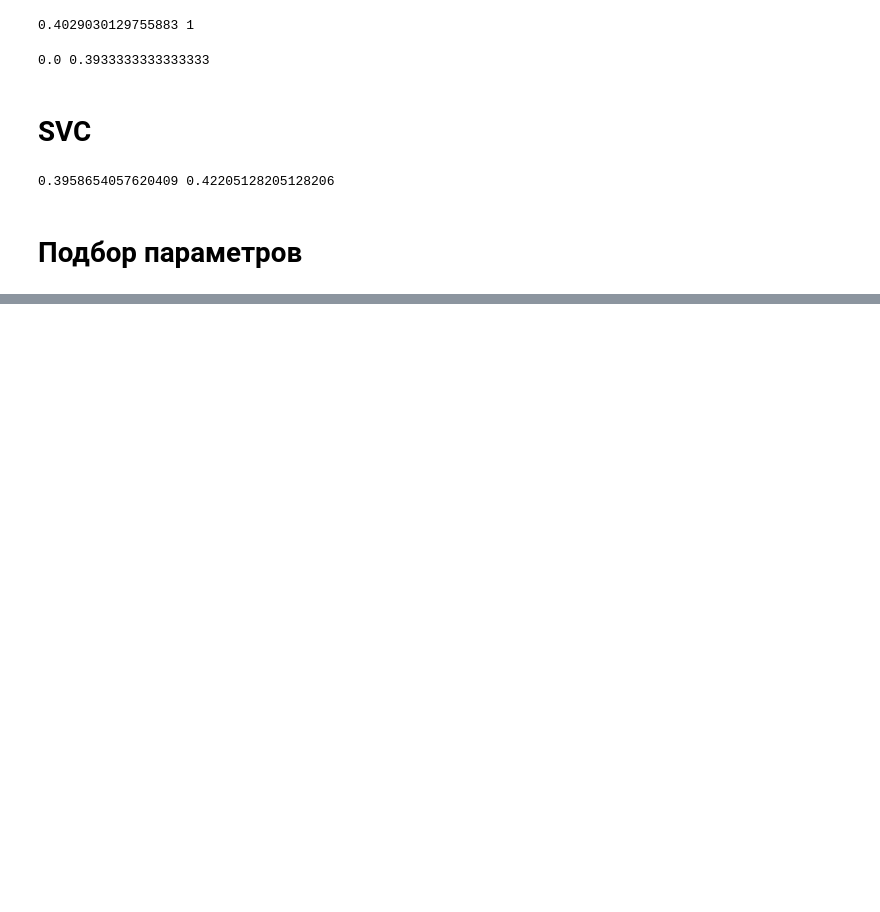
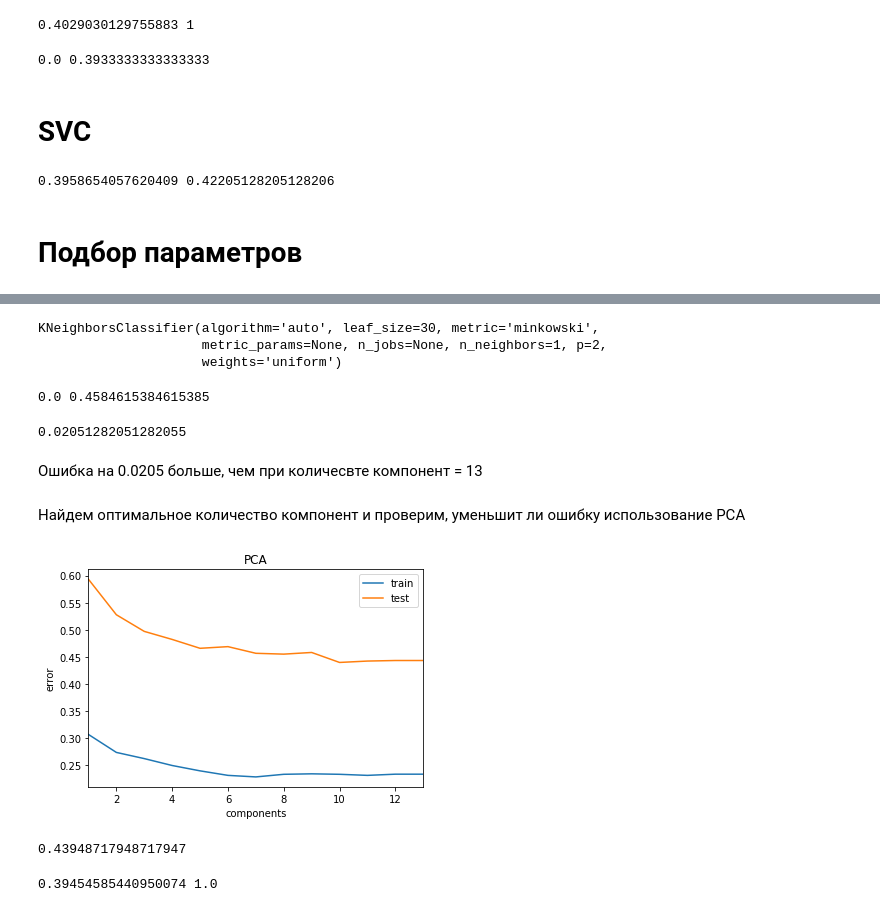
Before and after one commit to ShutinaSvetlana/MachineLearning, a Jupyter notebook: Lab1/Lab1RightVersion.ipynb, the cells around one changed output, grey strips where cells are left out. Cells and saved outputs as stored; diff of their text form; code cells hidden in the pictures; blank space fills up the shorter version.

```diff
--- a/Lab1/Lab1RightVersion.ipynb
+++ b/Lab1/Lab1RightVersion.ipynb
@@ -554,3 +558,77 @@ print(err_train, err_test)
+# %%
+from sklearn.decomposition import PCA
+pca = PCA(n_components = 2)
+pca.fit(X)
+X_pca= pca.transform(X)
+X_train_pca, X_test_pca, y_train_pca, y_test_pca = train_test_split(X_pca, y, test_size = 0.3, random_state = 42)
+# %%
+from sklearn import preprocessing
+from sklearn import utils
+knn_pca=KNeighborsClassifier(n_neighbors = 1)
+lab_enc = preprocessing.LabelEncoder()
+training_scores_encoded = lab_enc.fit_transform(y_train_pca)
+testing_scores_encoded = lab_enc.fit_transform(y_test_pca)
+knn_pca.fit(X_train_pca,training_scores_encoded)
+# %% [output]
+KNeighborsClassifier(algorithm='auto', leaf_size=30, metric='minkowski',
+                     metric_params=None, n_jobs=None, n_neighbors=1, p=2,
+                     weights='uniform')
+# %%
+y_train_predict = knn_pca.predict(X_train_pca)
+y_test_predict = knn_pca.predict(X_test_pca)
+
+err_train = np.mean(training_scores_encoded != y_train_predict)
+err_test  = np.mean(testing_scores_encoded  != y_test_predict)
+
+print(err_train, err_test)
+# %% [output]
+0.0 0.4584615384615385
+# %%
+0.4584615384615385-0.4379487179487179
+# %% [output]
+0.02051282051282055
+# %% [markdown]
+Ошибка на 0.0205 больше, чем при количесвте компонент = 13
+# %% [markdown]
+Найдем оптимальное количество компонент и проверим, уменьшит ли ошибку использование PCA
+# %%
+from sklearn.neighbors import KNeighborsClassifier
+from sklearn.decomposition import PCA
+components_arr = np.arange(1, 14)
+err_train = []
+err_test = []
+
+for components in components_arr:
+    pca = PCA(n_components=components)
+    X_pca = pca.fit_transform(X)
+    X_train_pca, X_test_pca, y_train_pca, y_test_pca = train_test_split(X_pca, y, test_size=0.3, random_state=42)
+    from sklearn import preprocessing
+    from sklearn import utils
+    lab_enc = preprocessing.LabelEncoder()
+    training_scores_encoded = lab_enc.fit_transform(y_train_pca)
+    testing_scores_encoded = lab_enc.fit_transform(y_test_pca)
+    knn_pca = KNeighborsClassifier(n_neighbors=3)
+    knn_pca.fit(X_train_pca, training_scores_encoded)
+
+    err_train.append(np.mean(training_scores_encoded != knn_pca.predict(X_train_pca)))
+    err_test.append(np.mean(testing_scores_encoded  != knn_pca.predict(X_test_pca)))
+
+
+plt.figure()
+plt.plot(components_arr, err_train, '-', label = 'train')
+plt.plot(components_arr, err_test, '-', label = 'test')
+plt.xlim([np.min(components_arr), np.max(components_arr)])
+plt.title('PCA')
+plt.xlabel('components')
+plt.ylabel('error')
+plt.legend()
+plt.show()
+# %% [output]
+[figure, added]
+# %%
+np.min(err_test)
+# %% [output]
+0.43948717948717947
 # %%
 from sklearn.model_selection import GridSearchCV
 Cs = 10.**np.arange(-5, 5)
@@ -562,3 +640,5 @@ grid.fit(X_train, training_scores_encoded)
 best_cv_err = 1 - grid.best_score_
 best_C = grid.best_estimator_.C
 print(best_cv_err, best_C)
+# %% [output]
+0.39454585440950074 1.0
```
Also changed, not shown: parts of 7 cells of this notebook.
